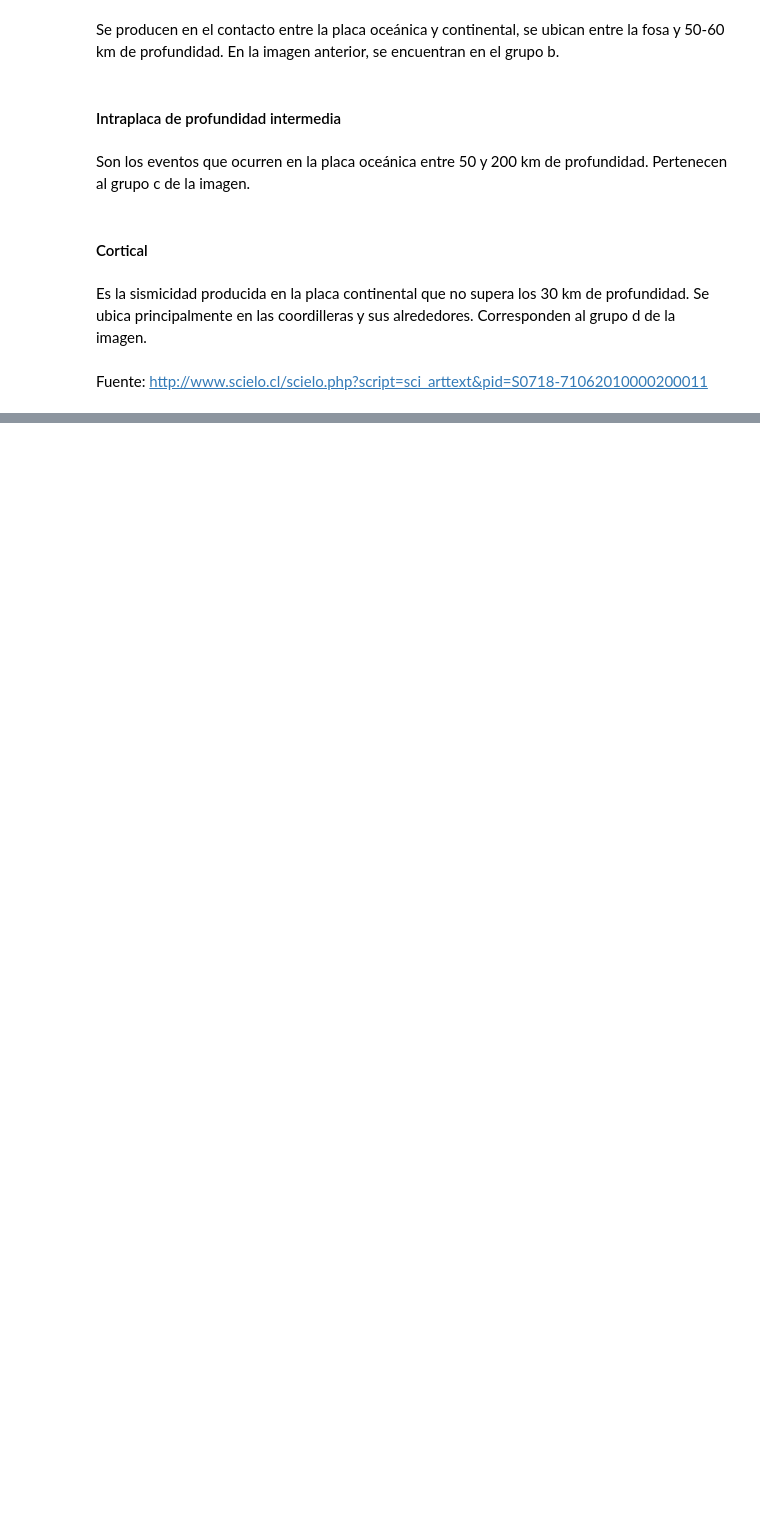
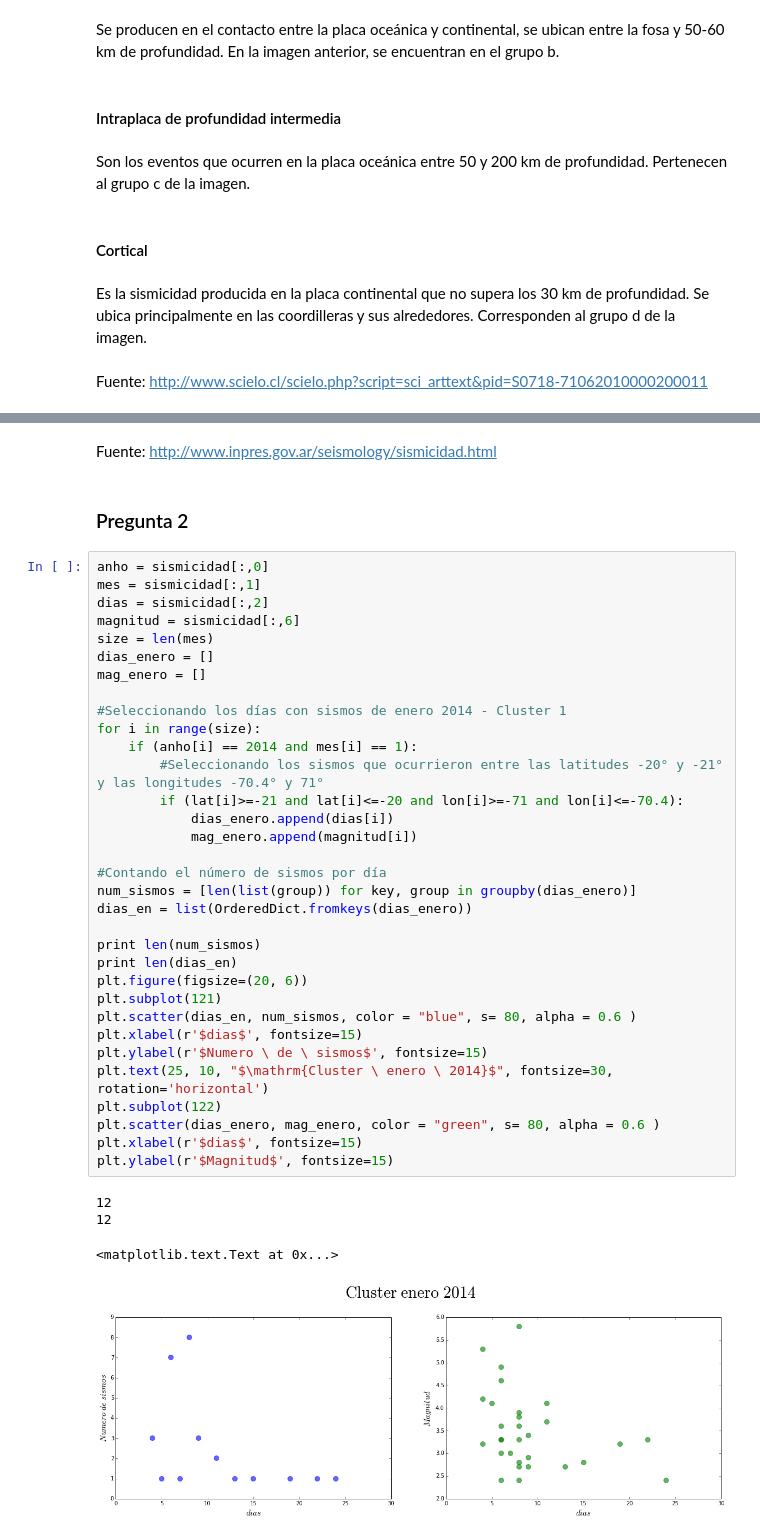
Before and after one commit to auracuervog/Sismologia20151, a Jupyter notebook: Tarea1/Tarea1.ipynb, the cells around one changed output, grey strips where cells are left out. Cells and saved outputs as stored; diff of their text form; blank space fills up the shorter version.

```diff
--- a/Tarea1/Tarea1.ipynb
+++ b/Tarea1/Tarea1.ipynb
@@ -93,0 +100,42 @@ Fuente: http://www.scielo.cl/scielo.php?script=sci_arttext&pid=S0718-71062010000
+# %% [markdown]
+Fuente: http://www.inpres.gov.ar/seismology/sismicidad.html
+# %% [markdown]
+### Pregunta 2
+# %%
+anho = sismicidad[:,0]
+mes = sismicidad[:,1]
+dias = sismicidad[:,2]
+magnitud = sismicidad[:,6]
+size = len(mes)
+dias_enero = []
+mag_enero = []
+
+#Seleccionando los días con sismos de enero 2014 - Cluster 1
+for i in range(size):
+    if (anho[i] == 2014 and mes[i] == 1):
+        #Seleccionando los sismos que ocurrieron entre las latitudes -20° y -21° y las longitudes -70.4° y 71°
+        if (lat[i]>=-21 and lat[i]<=-20 and lon[i]>=-71 and lon[i]<=-70.4):
+            dias_enero.append(dias[i])
+            mag_enero.append(magnitud[i])
+
+#Contando el número de sismos por día
+num_sismos = [len(list(group)) for key, group in groupby(dias_enero)]
+dias_en = list(OrderedDict.fromkeys(dias_enero))
+
+print len(num_sismos)
+print len(dias_en)
+plt.figure(figsize=(20, 6))
+plt.subplot(121)
+plt.scatter(dias_en, num_sismos, color = "blue", s= 80, alpha = 0.6 )
+plt.xlabel(r'$dias$', fontsize=15)
+plt.ylabel(r'$Numero \ de \ sismos$', fontsize=15)
+plt.text(25, 10, "$\mathrm{Cluster \ enero \ 2014}$", fontsize=30, rotation='horizontal')
+plt.subplot(122)
+plt.scatter(dias_enero, mag_enero, color = "green", s= 80, alpha = 0.6 )
+plt.xlabel(r'$dias$', fontsize=15)
+plt.ylabel(r'$Magnitud$', fontsize=15)
+# %% [output]
+12
+12
+<matplotlib.text.Text at 0x...>
+[figure, added]
```
Also changed, not shown: parts of 3 cells of this notebook.
